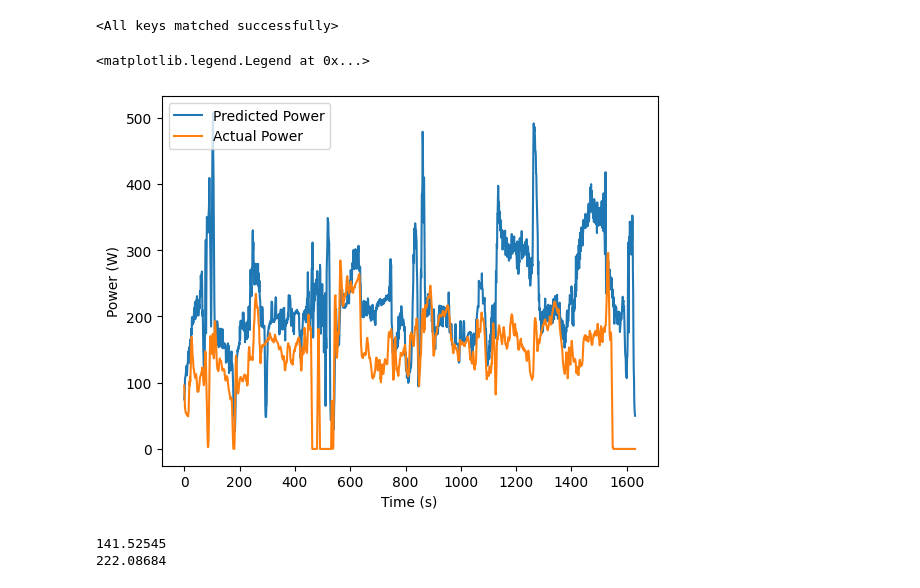
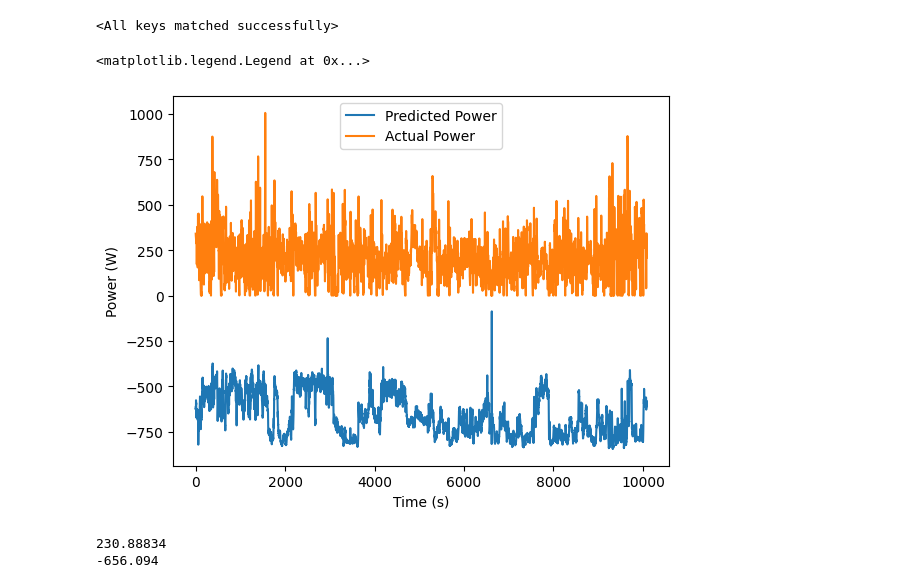
Before and after one commit to becklabs/wind2watts, a Jupyter notebook: notebooks/training/LatLonWind.ipynb, the cells around one changed output. Cells and saved outputs as stored; diff of their text form; code cells hidden in the pictures.

Commit message:
Strava eval

```diff
--- a/notebooks/training/LatLonWind.ipynb
+++ b/notebooks/training/LatLonWind.ipynb
@@ -40,7 +40,10 @@ from wind2watts.fit.util import fit_to_df
 device = 'cuda' if torch.cuda.is_available() else 'cpu'
 # %% [markdown]
 #### Load Data
+# %%
+df_eval = fit_to_df('../../data/strava_benchmark/Afternoon_Ride.fit')
 # %%
+eval_activities = []
 activities = []
 data_dir = '../../data/dataframes/strava_export/'
 for file in os.listdir(data_dir):
@@ -48,4 +51,7 @@ for file in os.listdir(data_dir):
         continue
     df = pd.read_csv(os.path.join(data_dir, file))
     df['name'] = file.split('.')[0]
+    if len(df) == len(df_eval):
+        eval_activities.append(df)
+        print(file)
     activities.append(df)
@@ -166,33 +184,33 @@ best_model.load_state_dict(torch.load('../../training_checkpoints/lat_lon/simple
 # %% [output]
 <All keys matched successfully>
 # %%
-test_activity_dataloader = test_dataloaders[1]
+test_activity_dataloader = test_dataloaders[0]
 
 powers = []
 pred_powers =  []
 for (window, power) in test_activity_dataloader:
     with torch.no_grad():
         power_pred = model(window)
     power_pred = train_dataset.power_scaler.inverse_transform(power_pred.cpu().numpy())
     power = train_dataset.power_scaler.inverse_transform(power.cpu().numpy())
     pred_powers.append(power_pred)
     powers.append(power)
 
 powers = np.array(powers).reshape(-1)
 pred_powers = np.array(pred_powers).reshape(-1)
 
 
 plt.plot(pred_powers, label='Predicted Power')
 plt.plot(powers, label='Actual Power')
 plt.xlabel('Time (s)')
 plt.ylabel('Power (W)')
 plt.legend()
 # %% [output]
 <matplotlib.legend.Legend at 0x...>
-[figure, old version]
+[figure, new version]
 # %%
 print(np.mean(powers))
 print(np.mean(pred_powers))
 # %% [output]
-141.52545
-222.08684
+230.88834
+-656.094
```
Also changed, not shown: parts of 3 cells of this notebook, 7 other files.
